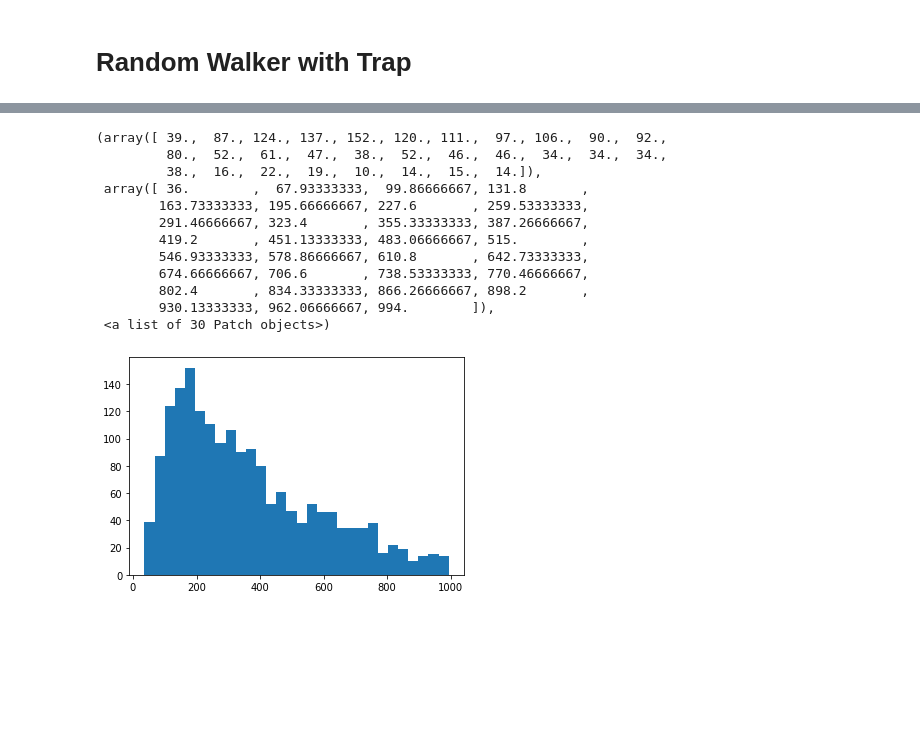
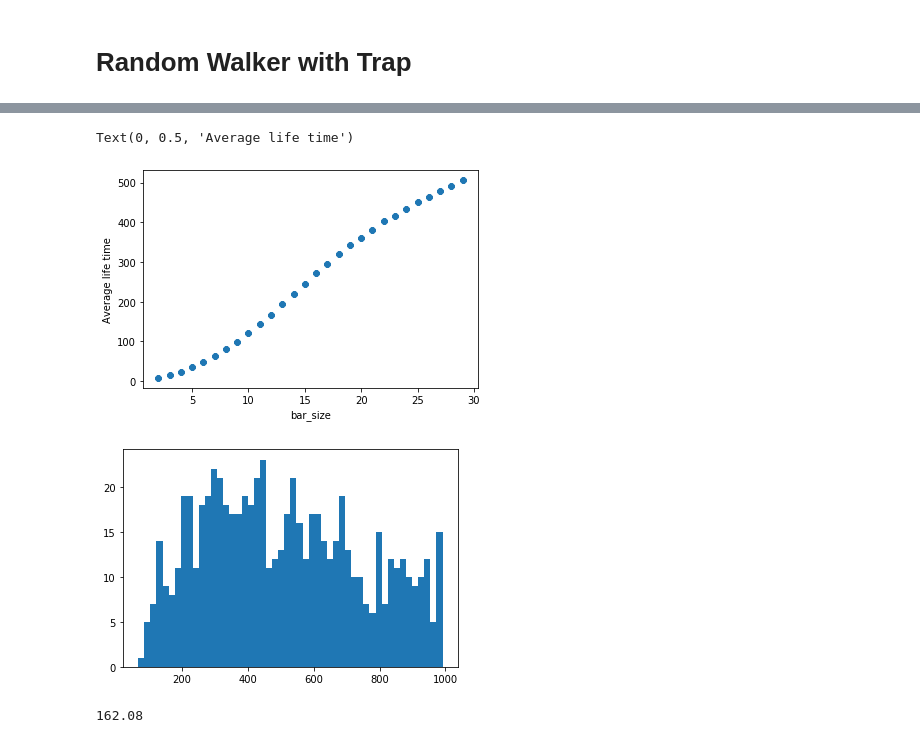
Before and after one commit to alifele/Montecarlo-and-Molecular-dynamics, a Jupyter notebook: Python/Radom_Walk/Random_Walker.ipynb, the cells around one changed output, grey strips where cells are left out. Saved outputs shown, nothing was run; the diff lists cells and outputs as text; code cells hidden in the pictures; blank space fills up the shorter version.

Commit message:
Random walker update

```diff
--- a/Python/Radom_Walk/Random_Walker.ipynb
+++ b/Python/Radom_Walk/Random_Walker.ipynb
@@ -347,16 +347,30 @@ plt.legend()
 # %% [markdown]
 # Random Walker with Trap
 # %%
-data= []
-for Walker in range(2000):
-    pos = 0
-    trap = 20
-    for t in range(1000):
-        rand = np.random.random()
-        if rand<0.5:
-            pos+=1
-        if rand>0.5:
-            pos-=1
-        if pos >trap or pos < -trap:
-            data.append((Walker,t))
-            break
+max_data = []
+mean_data = []
+Trap = [i for i in range(2,30)]
+for trap in Trap:
+    data= []
+    max_life_time = 0
+    avr_life_time = 0
+    for trap_ensamble in range(30):
+        data=[]
+        for Walker in range(1000):
+            pos = 0
+            for t in range(1000):
+                rand = np.random.random()
+                if rand<0.5:
+                    pos+=1
+                if rand>0.5:
+                    pos-=1
+                if pos >trap or pos < -trap:
+                    data.append((Walker,t))
+                    break
+
+        data = np.array(data)
+        n,bins,patch = plt.hist(data[:,1],bins=50)
+        max_life_time += bins[n.argmax()]
+        avr_life_time += data[:,1].mean()
+    max_data.append((trap,max_life_time/30))
+    mean_data.append((trap,avr_life_time/30))
@@ -369,16 +389,15 @@ plt.plot(data[:,0], data[:,1])
+# %%
+plt.plot(mean_data[:,0], mean_data[:,1],'8')
+plt.xlabel('bar_size')
+plt.ylabel('Average life time')
+# %% [output]
+Text(0, 0.5, 'Average life time')
+[figure, added]
 # %%
-plt.hist(data[:,1],bins=30)
+n,bins,patch = plt.hist(data[:,1],bins=50)
 # %% [output]
-(array([ 39.,  87., 124., 137., 152., 120., 111.,  97., 106.,  90.,  92.,
-         80.,  52.,  61.,  47.,  38.,  52.,  46.,  46.,  34.,  34.,  34.,
-         38.,  16.,  22.,  19.,  10.,  14.,  15.,  14.]),
- array([ 36.        ,  67.93333333,  99.86666667, 131.8       ,
-        163.73333333, 195.66666667, 227.6       , 259.53333333,
-        291.46666667, 323.4       , 355.33333333, 387.26666667,
-        419.2       , 451.13333333, 483.06666667, 515.        ,
-        546.93333333, 578.86666667, 610.8       , 642.73333333,
-        674.66666667, 706.6       , 738.53333333, 770.46666667,
-        802.4       , 834.33333333, 866.26666667, 898.2       ,
-        930.13333333, 962.06666667, 994.        ]),
- <a list of 30 Patch objects>)
-[figure, old version]
+[figure, new version]
+# %%
+bins[n.argmax()]
+# %% [output]
+162.08
```
Also changed, not shown: parts of 6 cells of this notebook, 8 other files.
